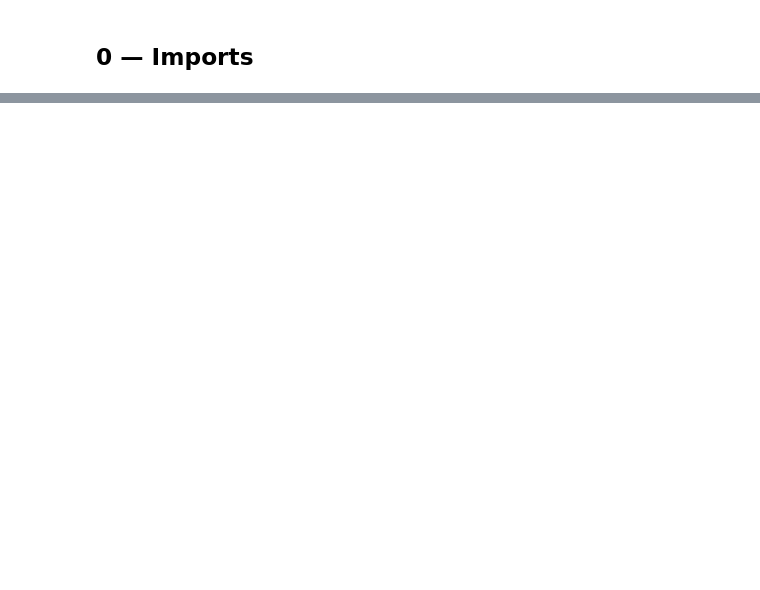
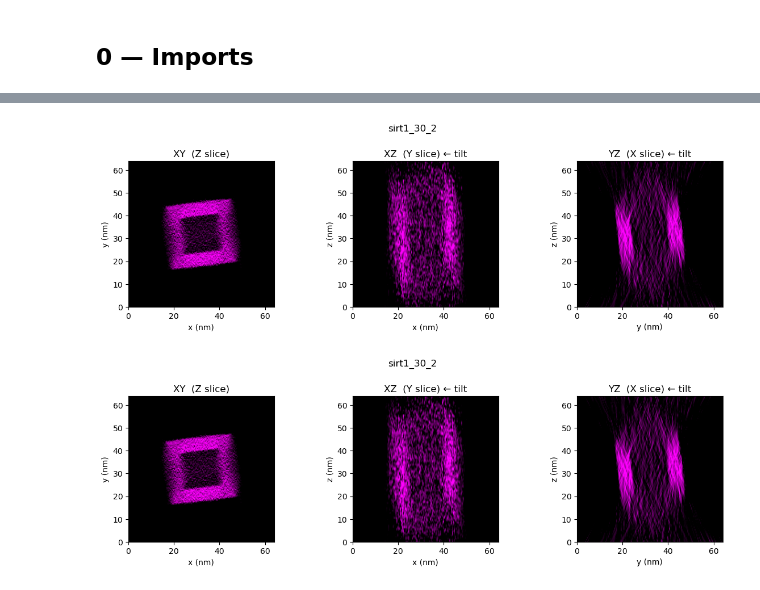
Before and after one commit to CEA-MetroCarac/DL_etomo, a Jupyter notebook: Notebooks/psd_resolution_notebook.ipynb, the cells around one changed output, grey strips where cells are left out. Cells and saved outputs as stored; diff of their text form; code cells hidden in the pictures; blank space fills up the shorter version.

```diff
--- a/Notebooks/psd_resolution_notebook.ipynb
+++ b/Notebooks/psd_resolution_notebook.ipynb
@@ -306,0 +32,20 @@ kz  [min_distance]  kc=0.6562 nm⁻¹  →  1.52 nm
+# %%
+DATA_DIR  = Path("../Data/PSD_test")
+TIFF_PATH = DATA_DIR / "sirt1_30_2.tif"
+VOXEL_NM  = 0.4        # nm  (scalar → isotropic; or (dz, dy, dx) tuple)
+LABEL     = TIFF_PATH.stem
+
+# Force tilt axis if auto-detection is unreliable (e.g. no missing wedge).
+# Set to the array dimension (0, 1, or 2) that is the tilt axis, or None for auto.
+TILT_AXIS = None
+
+# PSD analysis parameters
+PSD_PARAMS = dict(
+    band       = 0.025,
+    tail_frac  = 0.20,
+    smooth_w   = 4,
+    k_min_frac = 0.01,
+    noise_mode = "p80",
+    tol_factor = 1.0,
+    debug      = True,
+)
@@ -306,0 +54,13 @@ kz  [min_distance]  kc=0.6562 nm⁻¹  →  1.52 nm
+# %%
+vol = imread(str(TIFF_PATH)).astype(np.float32)
+vol = np.clip(np.nan_to_num(vol), 0, None)
+print(f"Loaded : {TIFF_PATH.name}  shape={vol.shape}  range=[{vol.min():.3g}, {vol.max():.3g}]")
+
+# compute_psd_analysis auto-detects which array dim is the tilt axis,
+# reorders vol → (Z=tilt, Y, X), and computes PSD + 1D profiles.
+out = compute_psd_analysis(vol, voxel_nm=VOXEL_NM, tilt_axis=TILT_AXIS, **PSD_PARAMS)
+
+print(f"\nVolume (Z,Y,X): {out['vol_shape']}  perm={out['perm']}")
+print(f"Decay rates: ", {k: f"{v:.3e}" for k, v in out['decay_rates'].items()})
+nyq = out["axes"]["nyquist"]
+print(f"Nyquist: kx={nyq[0]:.3f}  ky={nyq[1]:.3f}  kz={nyq[2]:.3f} nm⁻¹")
@@ -306,0 +85,5 @@ kz  [min_distance]  kc=0.6562 nm⁻¹  →  1.52 nm
+# %%
+plot_real_space(out, cmap=CMAP, title=LABEL)
+# %% [output]
+[figure, added]
+[figure, added]
```
Also changed, not shown: parts of 35 cells of this notebook, 35 other files.
